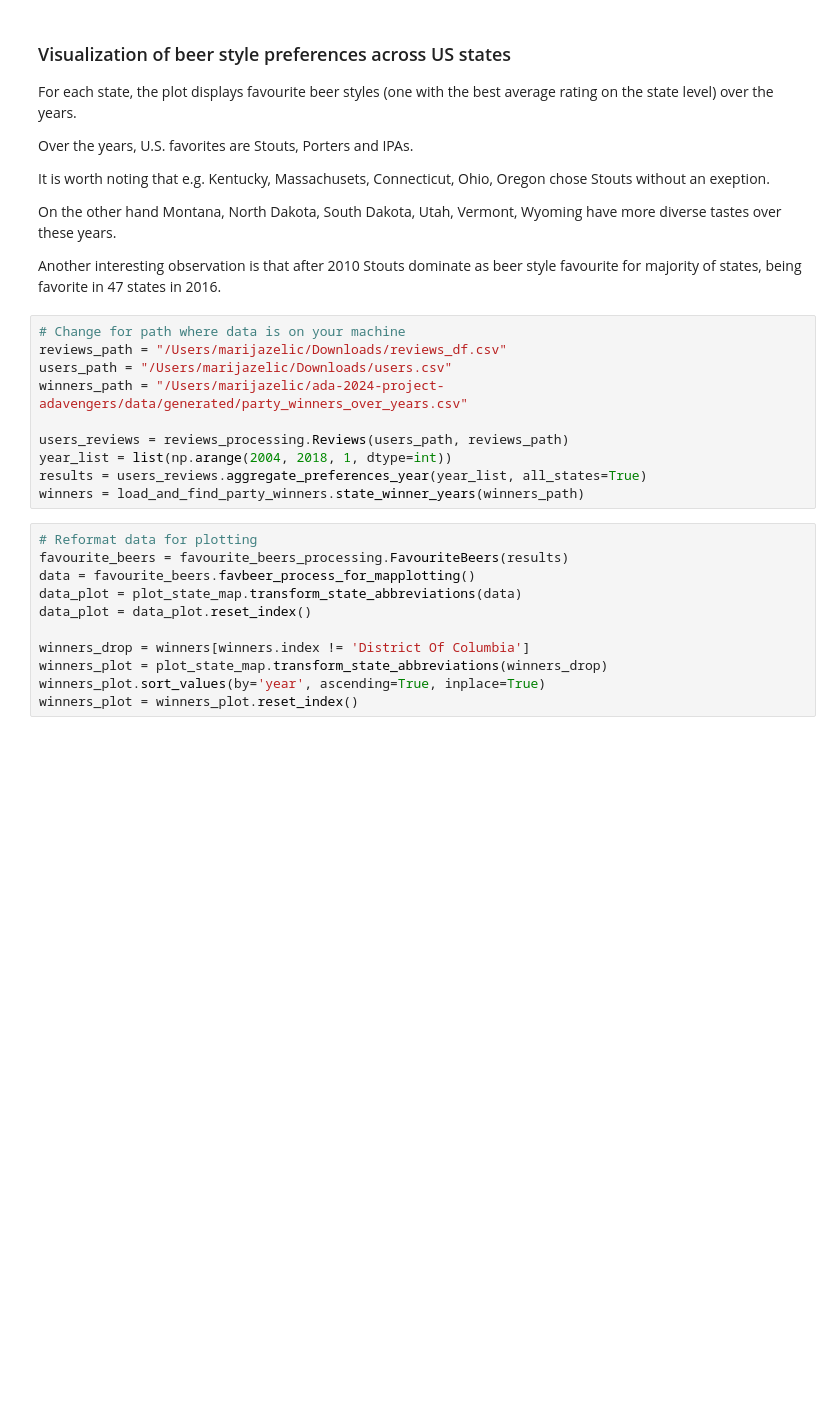
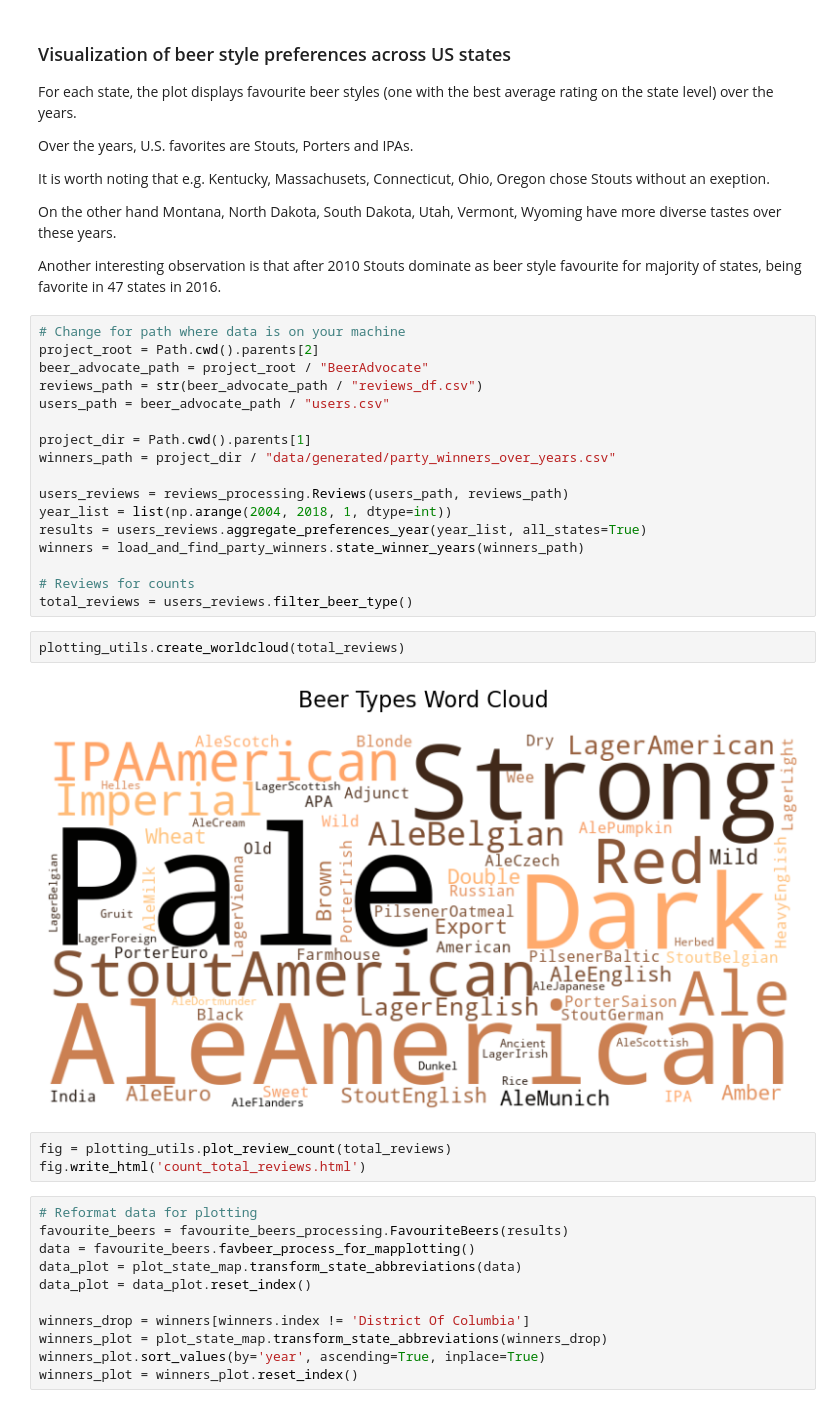
Before and after one commit to epfl-ada/ada-2024-project-adavengers, a Jupyter notebook: src/ipynb scripts/us_states_visualisation.ipynb, the cells around one changed output. Cells and saved outputs as stored; diff of their text form; blank space fills up the shorter version.

Commit message:
add world cloud of styles

```diff
--- a/src/ipynb scripts/us_states_visualisation.ipynb
+++ b/src/ipynb scripts/us_states_visualisation.ipynb
@@ -41,14 +47,28 @@ On the other hand Montana, North Dakota, South Dakota, Utah, Vermont, Wyoming ha
 Another interesting observation is that after 2010 Stouts dominate as beer style favourite for majority of states, being favorite in 47 states in 2016.
 # %%
 # Change for path where data is on your machine
-reviews_path = "/Users/marijazelic/Downloads/reviews_df.csv"
-users_path = "/Users/marijazelic/Downloads/users.csv"
-winners_path = "/Users/marijazelic/ada-2024-project-adavengers/data/generated/party_winners_over_years.csv"
+project_root = Path.cwd().parents[2]
+beer_advocate_path = project_root / "BeerAdvocate"
+reviews_path = str(beer_advocate_path / "reviews_df.csv")
+users_path = beer_advocate_path / "users.csv"
+
+project_dir = Path.cwd().parents[1]
+winners_path = project_dir / "data/generated/party_winners_over_years.csv"
 
 users_reviews = reviews_processing.Reviews(users_path, reviews_path)
 year_list = list(np.arange(2004, 2018, 1, dtype=int))
 results = users_reviews.aggregate_preferences_year(year_list, all_states=True)
 winners = load_and_find_party_winners.state_winner_years(winners_path)
+
+# Reviews for counts
+total_reviews = users_reviews.filter_beer_type()
+# %%
+plotting_utils.create_worldcloud(total_reviews)
+# %% [output]
+[figure, added]
+# %%
+fig = plotting_utils.plot_review_count(total_reviews)
+fig.write_html('count_total_reviews.html')
 # %%
 # Reformat data for plotting
 favourite_beers = favourite_beers_processing.FavouriteBeers(results)
```
Also changed, not shown: parts of 4 cells of this notebook, 3 other files.
